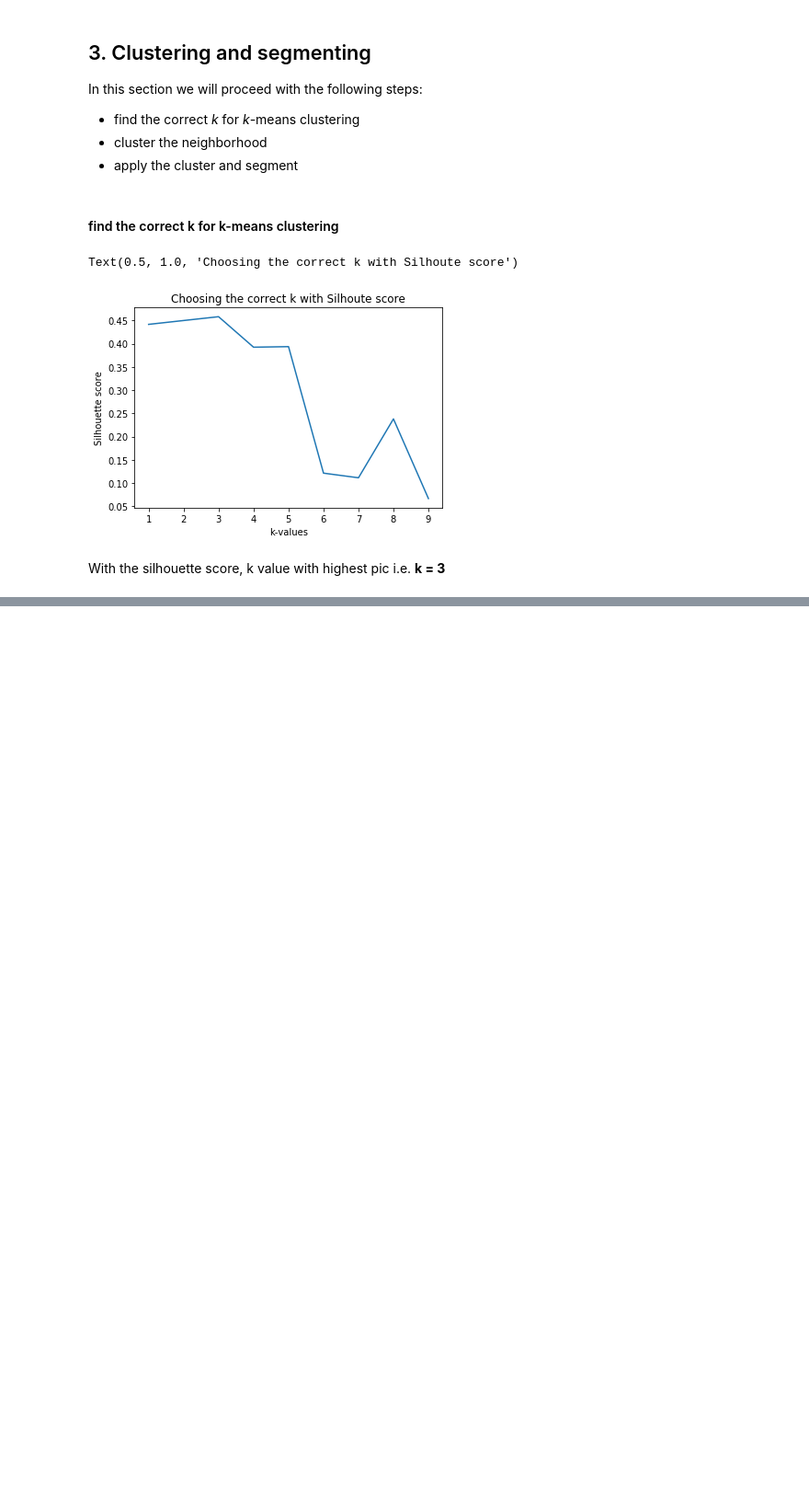
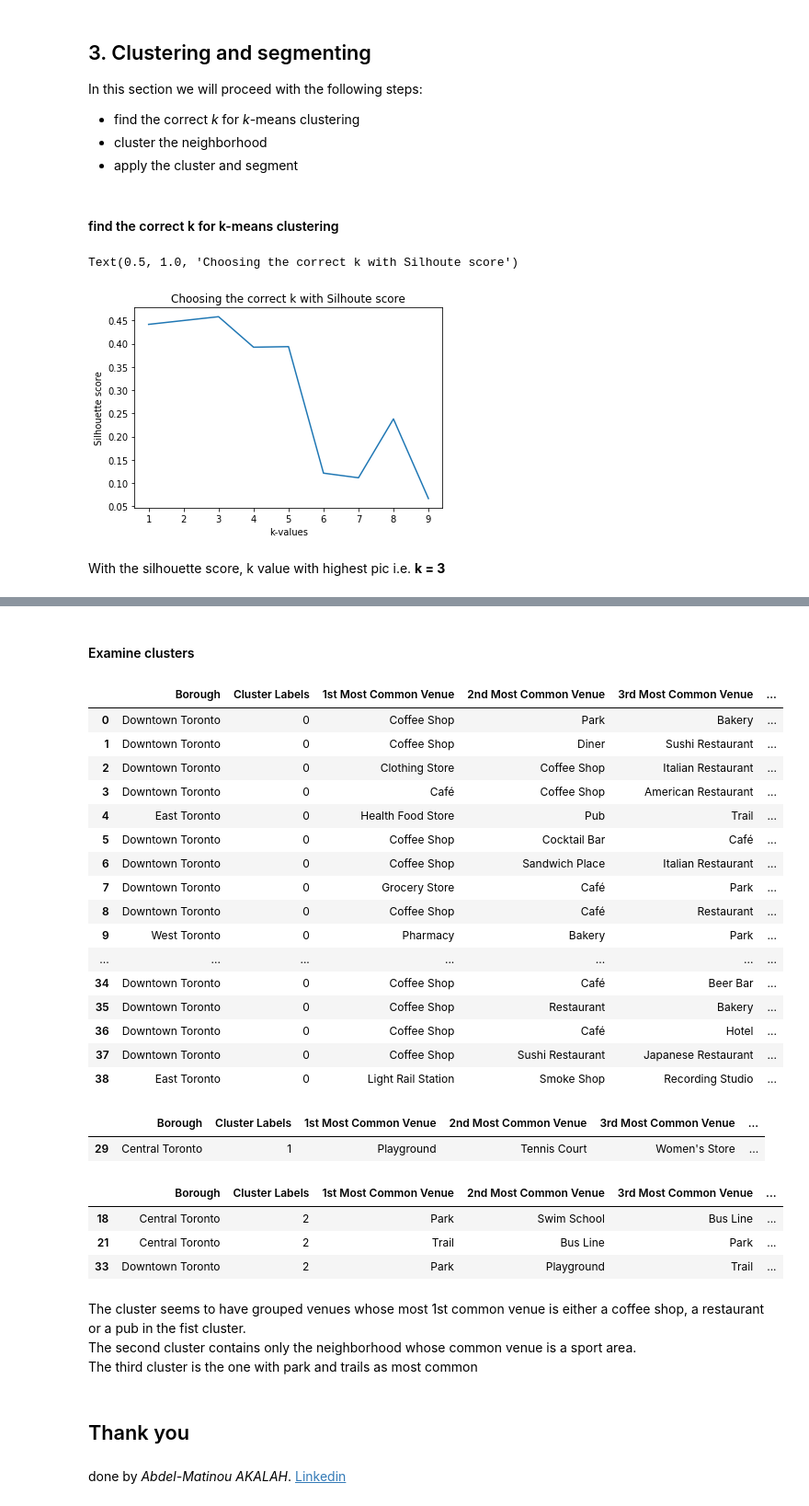
Before and after one commit to Abdel-Matinou/Coursera_Capstone, a Jupyter notebook: Exploring_segmenting_and_clustering_to_neighborhoods.ipynb, the cells around one changed output, grey strips where cells are left out. Shown at 92% size. Saved outputs shown, nothing was run; the diff lists cells and outputs as text; code cells hidden in the pictures; blank space fills up the shorter version.

```diff
--- a/Exploring_segmenting_and_clustering_to_neighborhoods.ipynb
+++ b/Exploring_segmenting_and_clustering_to_neighborhoods.ipynb
@@ -527,3 +526,45 @@ for lat, lon, poi, cluster in zip(central_toronto_merged['Latitude'], central_to
 map_clusters
 # %% [output]
 [interactive output not drawn]
+# %% [markdown]
+#### Examine clusters
+# %%
+central_toronto_merged.loc[central_toronto_merged['Cluster Labels'] == 0, central_toronto_merged.columns[[1] + list(range(5, central_toronto_merged.shape[1]))]]
+# %% [output]
+|  | Borough | Cluster Labels | 1st Most Common Venue | 2nd Most Common Venue | 3rd Most Common Venue | ... |
+| 0 | Downtown Toronto | 0 | Coffee Shop | Park | Bakery | ... |
+| 1 | Downtown Toronto | 0 | Coffee Shop | Diner | Sushi Restaurant | ... |
+| 2 | Downtown Toronto | 0 | Clothing Store | Coffee Shop | Italian Restaurant | ... |
+| 3 | Downtown Toronto | 0 | Café | Coffee Shop | American Restaurant | ... |
+| 4 | East Toronto | 0 | Health Food Store | Pub | Trail | ... |
+| 5 | Downtown Toronto | 0 | Coffee Shop | Cocktail Bar | Café | ... |
+| 6 | Downtown Toronto | 0 | Coffee Shop | Sandwich Place | Italian Restaurant | ... |
+| 7 | Downtown Toronto | 0 | Grocery Store | Café | Park | ... |
+| 8 | Downtown Toronto | 0 | Coffee Shop | Café | Restaurant | ... |
+| 9 | West Toronto | 0 | Pharmacy | Bakery | Park | ... |
+| ... | ... | ... | ... | ... | ... | ... |
+| 34 | Downtown Toronto | 0 | Coffee Shop | Café | Beer Bar | ... |
+| 35 | Downtown Toronto | 0 | Coffee Shop | Restaurant | Bakery | ... |
+| 36 | Downtown Toronto | 0 | Coffee Shop | Café | Hotel | ... |
+| 37 | Downtown Toronto | 0 | Coffee Shop | Sushi Restaurant | Japanese Restaurant | ... |
+| 38 | East Toronto | 0 | Light Rail Station | Smoke Shop | Recording Studio | ... |
+# %%
+central_toronto_merged.loc[central_toronto_merged['Cluster Labels'] == 1, central_toronto_merged.columns[[1] + list(range(5, central_toronto_merged.shape[1]))]]
+# %% [output]
+|  | Borough | Cluster Labels | 1st Most Common Venue | 2nd Most Common Venue | 3rd Most Common Venue | ... |
+| 29 | Central Toronto | 1 | Playground | Tennis Court | Women's Store | ... |
+# %%
+central_toronto_merged.loc[central_toronto_merged['Cluster Labels'] == 2, central_toronto_merged.columns[[1] + list(range(5, central_toronto_merged.shape[1]))]]
+# %% [output]
+|  | Borough | Cluster Labels | 1st Most Common Venue | 2nd Most Common Venue | 3rd Most Common Venue | ... |
+| 18 | Central Toronto | 2 | Park | Swim School | Bus Line | ... |
+| 21 | Central Toronto | 2 | Trail | Bus Line | Park | ... |
+| 33 | Downtown Toronto | 2 | Park | Playground | Trail | ... |
+# %% [markdown]
+The cluster seems to have grouped venues whose most 1st common venue is either a coffee shop, a restaurant or a pub in the fist cluster.
+The second cluster contains only the neighborhood whose common venue is a sport area.
+The third cluster is the one with park and trails as most common
+# %% [markdown]
+## Thank you
+# %% [markdown]
+done by *Abdel-Matinou AKALAH*. [Linkedin](http://linkedin.com/in/abdelmatinou/)
```
Also changed, not shown: parts of 2 cells of this notebook.
